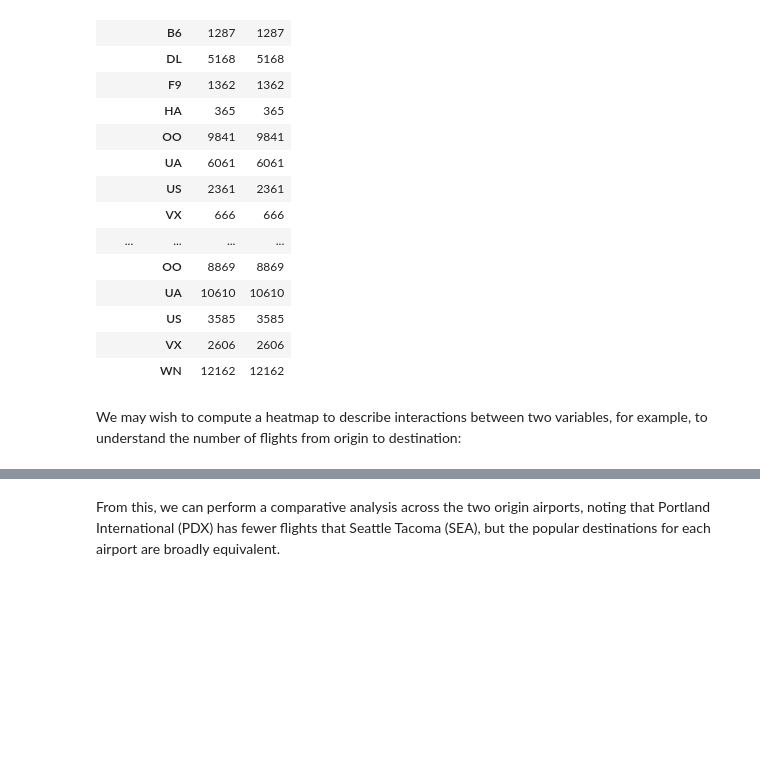
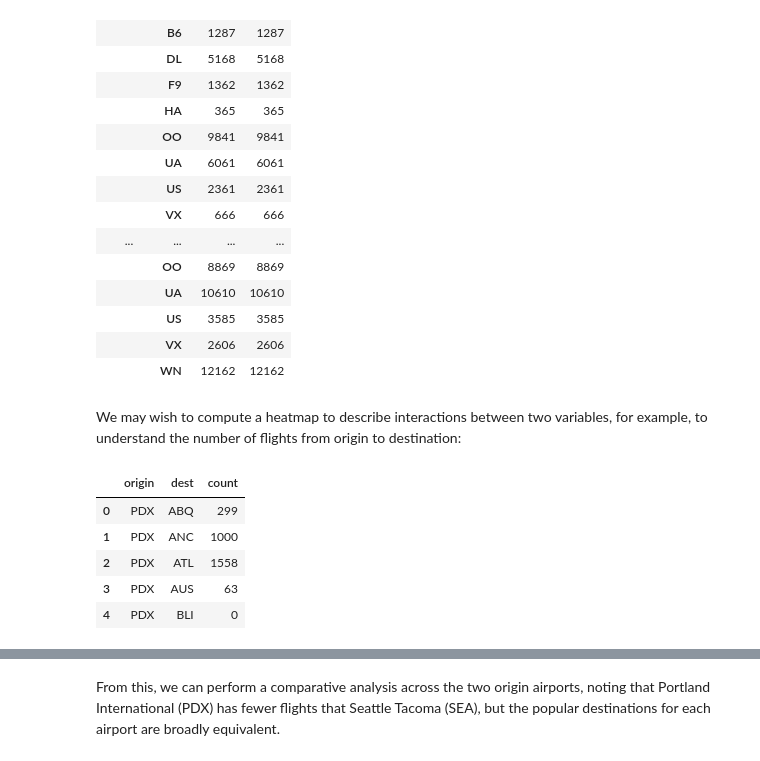
Before and after one commit to markbriers/data-science-jupyter, a Jupyter notebook: week5_notes.ipynb, the cells around one changed output, grey strips where cells are left out. Cells and saved outputs as stored; diff of their text form; code cells hidden in the pictures; blank space fills up the shorter version.

```diff
--- a/week5_notes.ipynb
+++ b/week5_notes.ipynb
@@ -150,0 +154,9 @@ We may wish to compute a heatmap to describe interactions between two variables,
+# %%
+orig_dest.head()
+# %% [output]
+|  | origin | dest | count |
+| 0 | PDX | ABQ | 299 |
+| 1 | PDX | ANC | 1000 |
+| 2 | PDX | ATL | 1558 |
+| 3 | PDX | AUS | 63 |
+| 4 | PDX | BLI | 0 |
```
Also changed, not shown: parts of 10 cells of this notebook.
